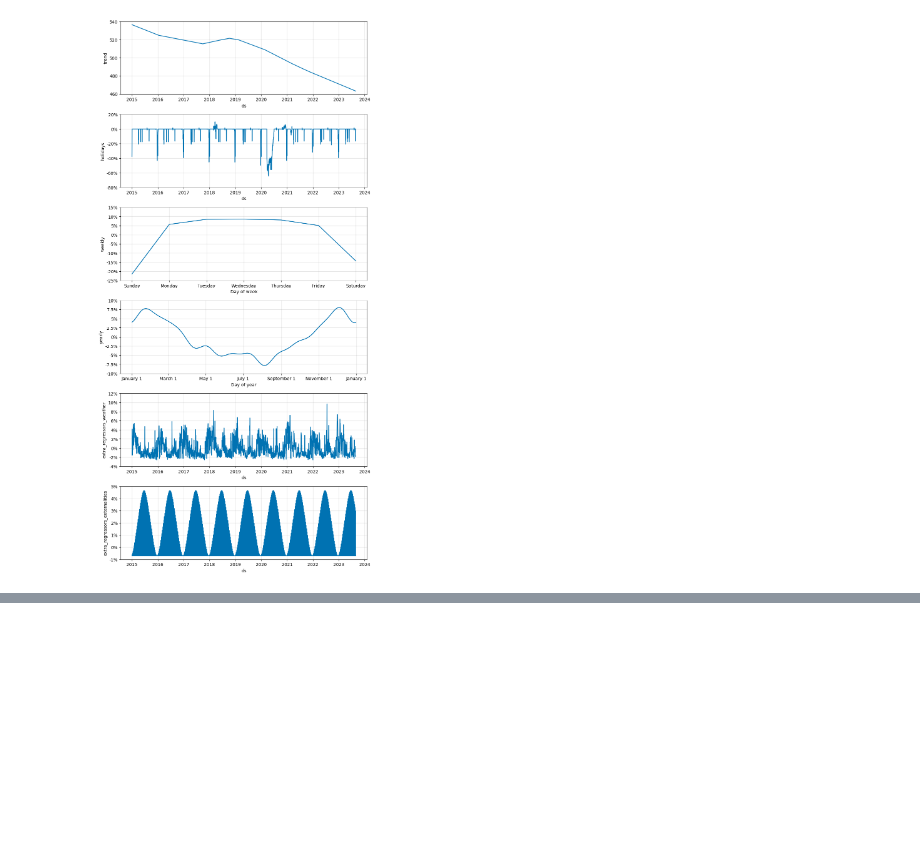
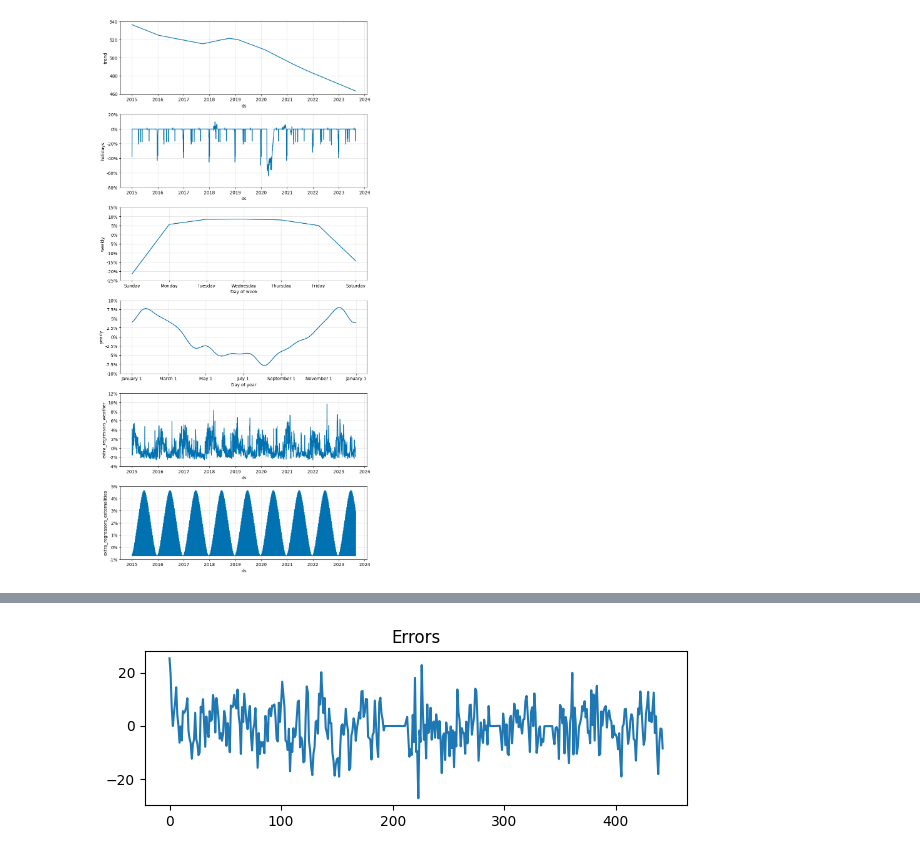
Before and after one commit to pcpp94/prophet_GB_demand_forecasting_one, a Jupyter notebook: modelling/daily_modelling/prophet_daily.ipynb, the cells around one changed output, grey strips where cells are left out. Saved outputs shown, nothing was run; the diff lists cells and outputs as text; code cells hidden in the pictures; blank space fills up the shorter version.

```diff
--- a/modelling/daily_modelling/prophet_daily.ipynb
+++ b/modelling/daily_modelling/prophet_daily.ipynb
@@ -623,0 +642,10 @@ best_model.full_forecast.to_parquet(os.path.join(outputs_path,f"{category}_{gran
+# %%
+# Exploring noise of Temperature < 5 degrees:
+# We should keep exploring (Actually creating functions to understand what "sub-timeseries" are less stationary)
+
+error_ax = best_model.full_forecast[(best_model.full_forecast['ds'] >= '2015-01-01') & (best_model.full_forecast['nominal_temperature'] < 5)].dropna().reset_index(drop=True)['residual'].plot(figsize=(
+    7, 2), title='Errors')
+error_fig = error_ax.get_figure()
+plt.show()
+# %% [output]
+[figure, added]
```
Also changed, not shown: parts of 1 cell of this notebook, 2 other files.
